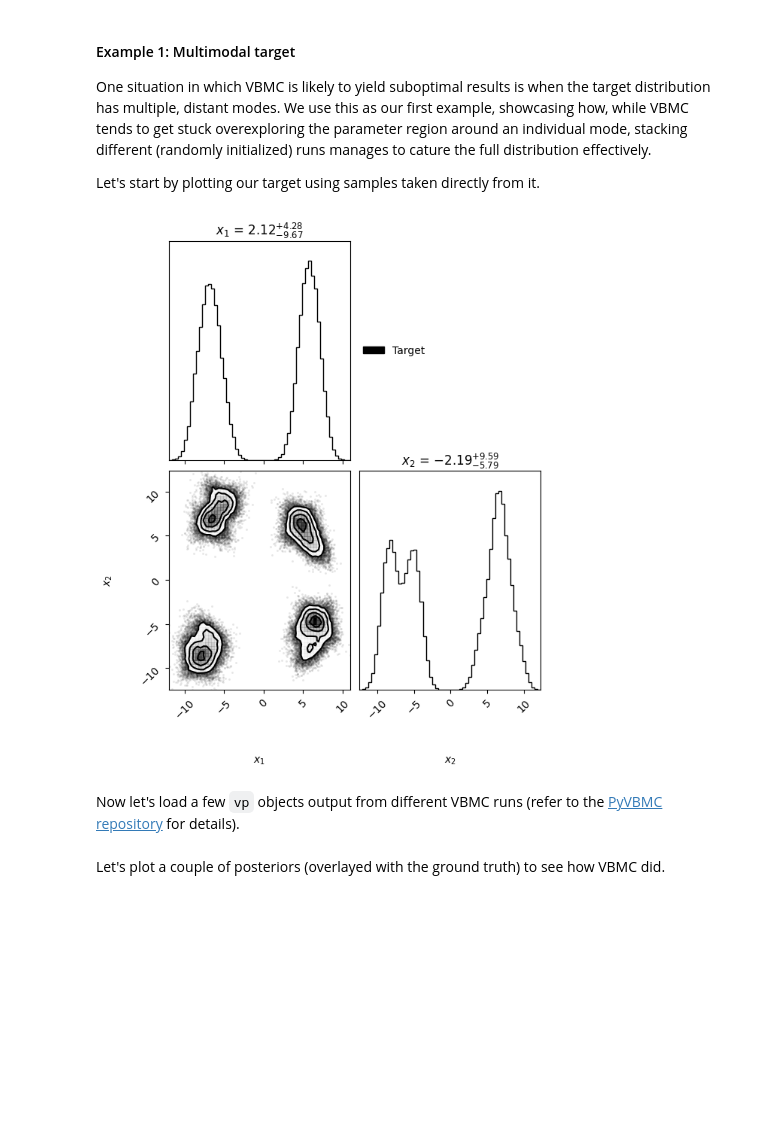
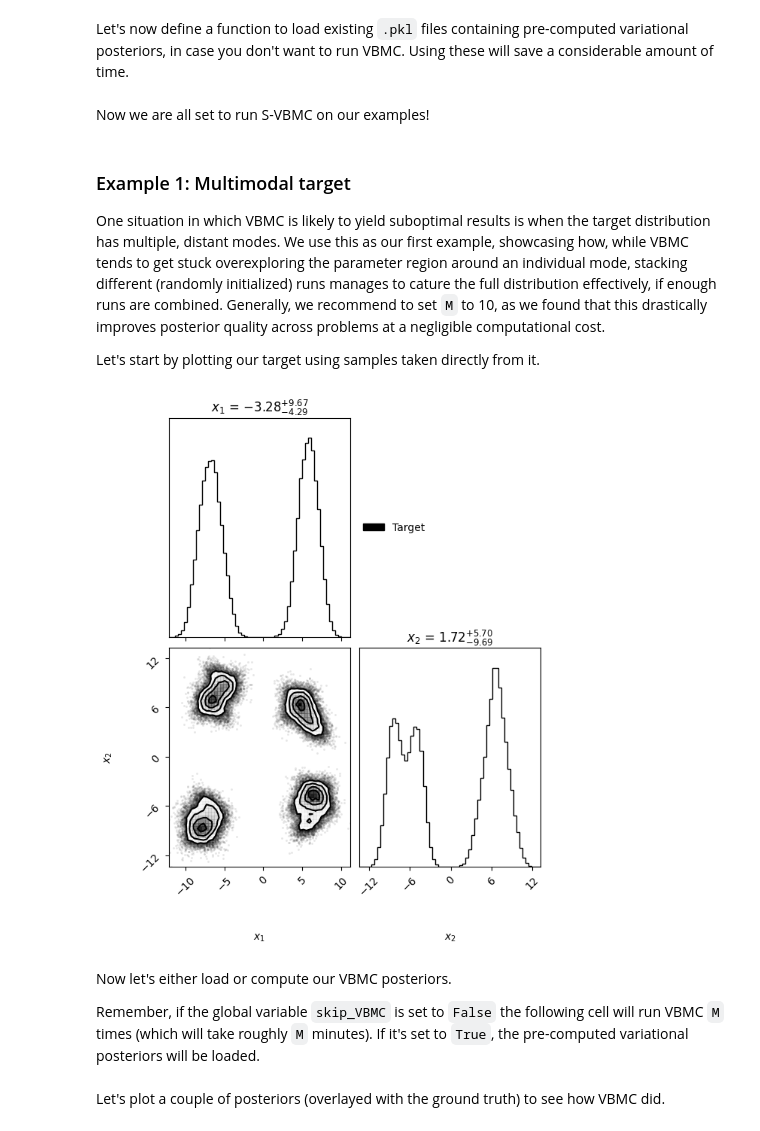
Before and after one commit to acerbilab/S-VBMC, a Jupyter notebook: examples.ipynb, the cells around one changed output. Cells and saved outputs as stored; diff of their text form; code cells hidden in the pictures; blank space fills up the shorter version.

```diff
--- a/examples.ipynb
+++ b/examples.ipynb
@@ -12,0 +136,2 @@ import glob
+# %% [markdown]
+Let's now define a function to load existing `.pkl` files containing pre-computed variational posteriors, in case you don't want to run VBMC. Using these will save a considerable amount of time.
@@ -13,23 +152,29 @@ import glob
+# %% [markdown]
+Now we are all set to run S-VBMC on our examples!
 # %% [markdown]
-#### Example 1: Multimodal target
+### Example 1: Multimodal target
 
-One situation in which VBMC is likely to yield suboptimal results is when the target distribution has multiple, distant modes. We use this as our first example, showcasing how, while VBMC tends to get stuck overexploring the parameter region around an individual mode, stacking different (randomly initialized) runs manages to cature the full distribution effectively.
+One situation in which VBMC is likely to yield suboptimal results is when the target distribution has multiple, distant modes. We use this as our first example, showcasing how, while VBMC tends to get stuck overexploring the parameter region around an individual mode, stacking different (randomly initialized) runs manages to cature the full distribution effectively, if enough runs are combined. Generally, we recommend to set `M` to 10, as we found that this drastically improves posterior quality across problems at a negligible computational cost.
 
 Let's start by plotting our target using samples taken directly from it.
 # %%
-X_gmm_gt = np.loadtxt("samples/gmm_D_2_GT.csv", # path to file
-                    delimiter=",", # CSV uses commas
-                    dtype=float)
+# Initialize GMM object. With no inputs it will use default settings (i.e., as in the paper)
+gmm = GMM()
+
+# Sample directly from the target
+X_gmm_gt = gmm.sample(100000)
 
 _ = overlay_corner_plot(
     [X_gmm_gt], # list of samples, just one in this case
     label = ["Target"], # label for legend
     color = ["black"], # colour for plot
     base = 4, # make it a bit bigger since it's only 2D
     bins = 60
     )
 # %% [output]
-[figure, old version]
+[figure, new version]
-# %% [markdown]
-Now let's load a few `vp` objects output from different VBMC runs (refer to the [PyVBMC repository](https://github.com/acerbilab/pyvbmc/tree/main) for details).
+# %% [markdown]
+Now let's either load or compute our VBMC posteriors.
+
+Remember, if the global variable `skip_VBMC` is set to `False` the following cell will run VBMC `M` times (which will take roughly `M` minutes). If it's set to `True`, the pre-computed variational posteriors will be loaded.
 # %%
```
Also changed, not shown: parts of 26 cells of this notebook.
